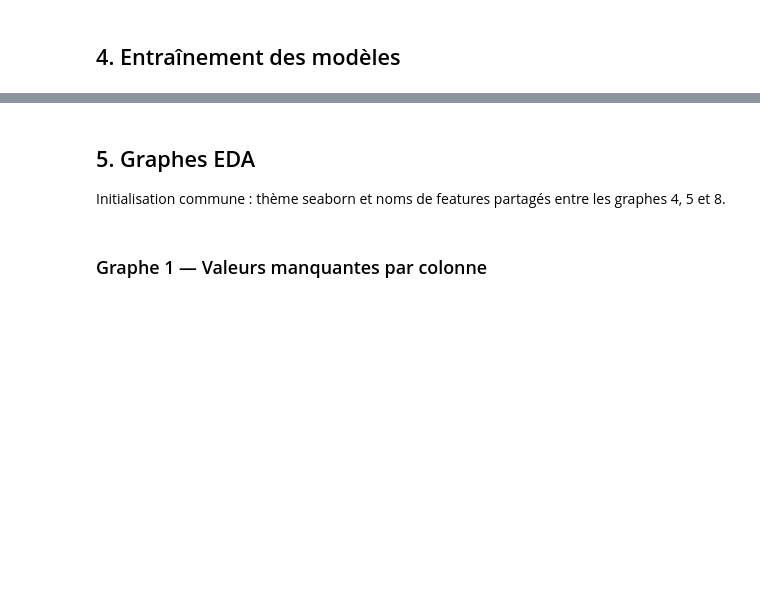
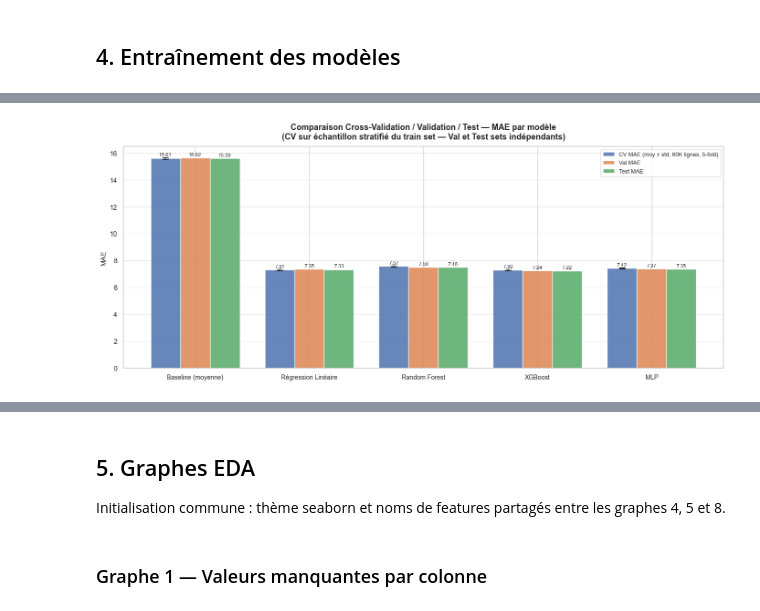
Before and after one commit to 22054/Smart-School-Project, a Jupyter notebook: Graph.ipynb, the cells around one changed output, grey strips where cells are left out. Drawn from its saved outputs; the diff is of its cells as text; code cells hidden in the pictures; blank space fills up the shorter version.

```diff
--- a/Graph.ipynb
+++ b/Graph.ipynb
@@ -186,0 +235,19 @@ print(f'MLP (réseau de neurones)   MAE : {mae_mlp:.4f}')
+# %%
+# --- Évaluation sur le test set (évaluation finale, modèles déjà entraînés) ---
+X_test_scaled = scaler_mlp.transform(X_test_dense)
+
+mae_test_baseline = mean_absolute_error(np.full(len(y_test), y_train.mean()), y_test)
+mae_test_lr       = mean_absolute_error(lr.predict(X_test_dense),  y_test)
+mae_test_rf       = mean_absolute_error(rf.predict(X_test_dense),  y_test)
+mae_test_xgb      = mean_absolute_error(model_xgb.predict(X_test_dense), y_test)
+mae_test_mlp      = mean_absolute_error(mlp.predict(X_test_scaled), y_test)
+
+print('=== MAE sur le TEST SET (évaluation finale) ===')
+for name, val_mae, test_mae in [
+    ('Baseline (moyenne)',       mae_baseline, mae_test_baseline),
+    ('Régression linéaire',      mae_lr,       mae_test_lr),
+    ('Random Forest',            mae_rf,       mae_test_rf),
+    ('XGBoost',                  mae_xgb,      mae_test_xgb),
+    ('MLP (réseau de neurones)', mae_mlp,      mae_test_mlp),
+]:
+    print(f'{name:<28}  Val: {val_mae:.4f}  |  Test: {test_mae:.4f}')
@@ -186,0 +344,63 @@ print(f'MLP (réseau de neurones)   MAE : {mae_mlp:.4f}')
+# %%
+# Graphe récapitulatif : CV MAE (avec barres d'erreur) + Val MAE + Test MAE
+mae_val_map  = {
+    'Baseline (moyenne)':  mae_baseline,
+    'Régression Linéaire': mae_lr,
+    'Random Forest':       mae_rf,
+    'XGBoost':             mae_xgb,
+    'MLP':                 mae_mlp,
+}
+mae_test_map = {
+    'Baseline (moyenne)':  mae_test_baseline,
+    'Régression Linéaire': mae_test_lr,
+    'Random Forest':       mae_test_rf,
+    'XGBoost':             mae_test_xgb,
+    'MLP':                 mae_test_mlp,
+}
+
+names_order = list(cv_scores.keys())
+cv_means = [np.mean(cv_scores[n]) for n in names_order]
+cv_stds  = [np.std(cv_scores[n])  for n in names_order]
+val_maes = [mae_val_map[n]         for n in names_order]
+test_maes= [mae_test_map[n]        for n in names_order]
+
+x = np.arange(len(names_order))
+w = 0.26
+
+fig_cv, ax_cv = plt.subplots(figsize=(14, 6))
+b1 = ax_cv.bar(x - w, cv_means, w, yerr=cv_stds, capsize=5,
+               label=f'CV MAE (moy ± std, {CV_SAMPLE_SIZE//1000}K lignes, 5-fold)',
+               color=PALETTE[0], alpha=0.85)
+b2 = ax_cv.bar(x,     val_maes,  w, label='Val MAE',  color=PALETTE[1], alpha=0.85)
+b3 = ax_cv.bar(x + w, test_maes, w, label='Test MAE', color=PALETTE[2], alpha=0.85)
+
+for bars in [b1, b2, b3]:
+    for bar in bars:
+        h = bar.get_height()
+        ax_cv.text(bar.get_x() + bar.get_width() / 2, h + 0.08,
+                   f'{h:.2f}', ha='center', va='bottom', fontsize=8)
+
+ax_cv.set_xticks(x)
+ax_cv.set_xticklabels(names_order, fontsize=10)
+ax_cv.set_ylabel('MAE', fontsize=11)
+ax_cv.set_title(
+    'Comparaison Cross-Validation / Validation / Test — MAE par modèle\n'
+    '(CV sur échantillon stratifié du train set — Val et Test sets indépendants)',
+    fontsize=13, fontweight='bold', pad=12
+)
+ax_cv.legend(fontsize=9)
+ax_cv.grid(axis='y', alpha=0.4)
+plt.tight_layout()
+plt.show()
+
+# Tableau récapitulatif
+summary = pd.DataFrame({
+    'Modèle':        names_order,
+    'CV MAE (moy)':  [f'{np.mean(cv_scores[n]):.4f}' for n in names_order],
+    'CV MAE (std)':  [f'{np.std(cv_scores[n]):.4f}'  for n in names_order],
+    'Val MAE':       [f'{mae_val_map[n]:.4f}'          for n in names_order],
+    'Test MAE':      [f'{mae_test_map[n]:.4f}'         for n in names_order],
+})
+print('\n', summary.to_string(index=False))
+# %% [output]
+[figure, added]
```
Also changed, not shown: parts of 21 cells of this notebook.
